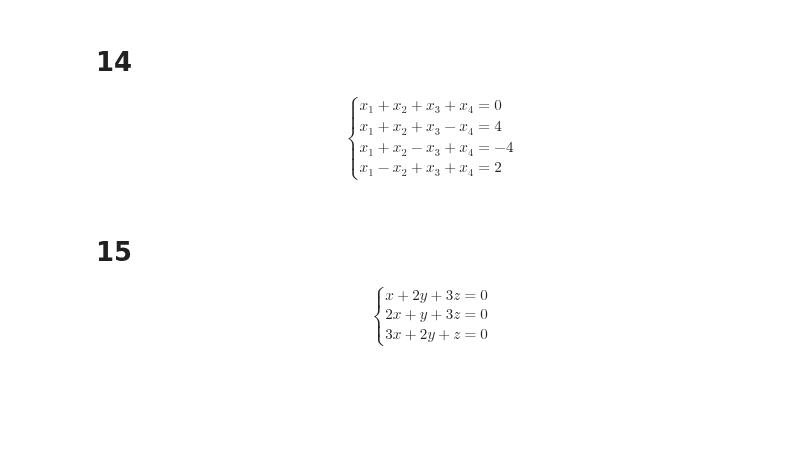
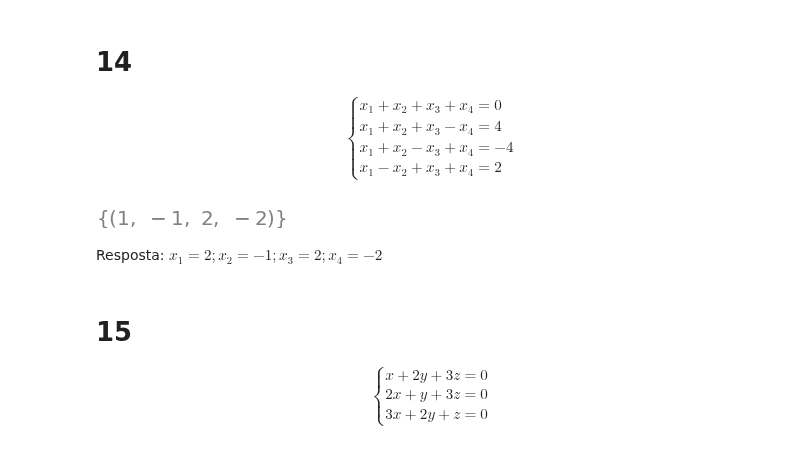
Before and after one commit to samirsaravia/AL-Calc, a Jupyter notebook: ALin/HW-sistemas-lineares.ipynb, the cells around one changed output. Drawn from its saved outputs; the diff is of its cells as text; code cells hidden in the pictures; blank space fills up the shorter version.

```diff
--- a/ALin/HW-sistemas-lineares.ipynb
+++ b/ALin/HW-sistemas-lineares.ipynb
@@ -176,6 +265,16 @@ x_1+x_2+x_3-x_4=4\\
 x_1+x_2-x_3+x_4=-4\\
 x_1-x_2+x_3+x_4=2
 \end{cases}$$
+# %%
+A14 = sym.Eq(x+y+z+k,0)
+B14 = sym.Eq(x+y+z-k,4)
+C14 = sym.Eq(x+y-z+k,-4)
+D14 = sym.Eq(x-y+z+k,2)
+sym.linsolve([A14,B14,C14,D14],x,y,z,k)
+# %% [output]
+[figure, added]
+# %% [markdown]
+Resposta: $x_1=2 ; x_2=-1 ; x_3=2 ; x_4=-2$
 # %% [markdown]
 # 15
 
```
Also changed, not shown: parts of 20 cells of this notebook, 1 other file.
